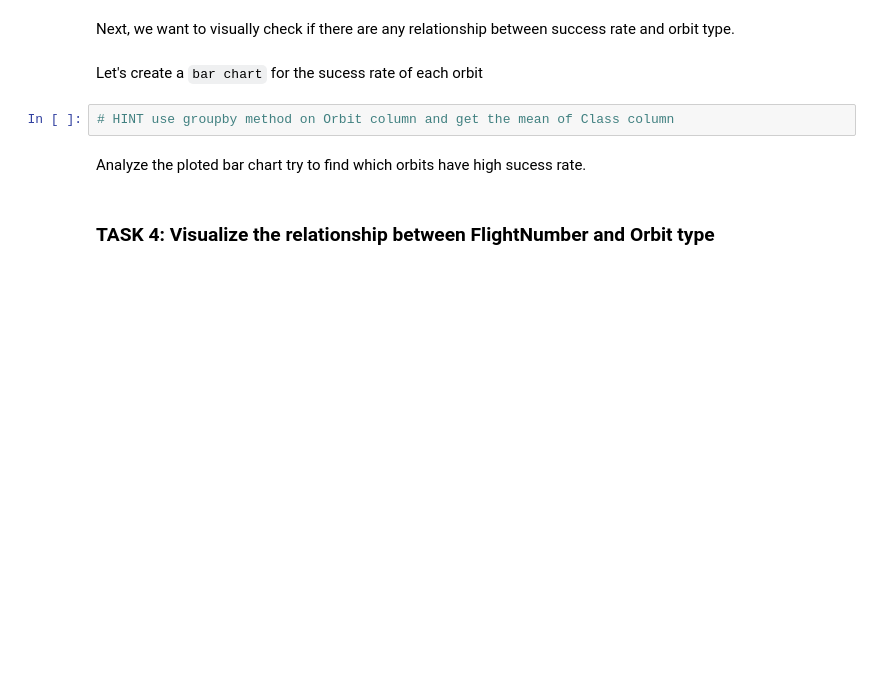
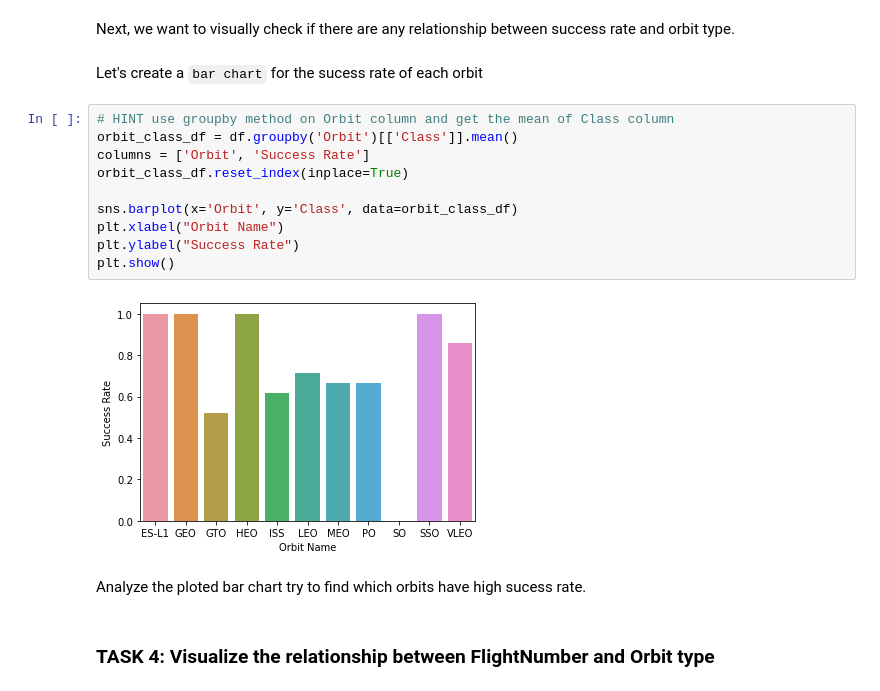
Before and after one commit to Jasiayu/testrepo, a Jupyter notebook: jupyter-labs-eda-dataviz.ipynb, the cells around one changed output. Cells and saved outputs as stored; diff of their text form; blank space fills up the shorter version.

```diff
--- a/jupyter-labs-eda-dataviz.ipynb
+++ b/jupyter-labs-eda-dataviz.ipynb
@@ -102,6 +116,16 @@ Next, we want to visually check if there are any relationship between success ra
 Let's create a `bar chart` for the sucess rate of each orbit
 # %%
 # HINT use groupby method on Orbit column and get the mean of Class column
+orbit_class_df = df.groupby('Orbit')[['Class']].mean()
+columns = ['Orbit', 'Success Rate']
+orbit_class_df.reset_index(inplace=True)
+
+sns.barplot(x='Orbit', y='Class', data=orbit_class_df)
+plt.xlabel("Orbit Name")
+plt.ylabel("Success Rate")
+plt.show()
+# %% [output]
+[figure, added]
 # %% [markdown]
 Analyze the ploted bar chart try to find which orbits have high sucess rate.
 # %% [markdown]
```
Also changed, not shown: parts of 9 cells of this notebook.
